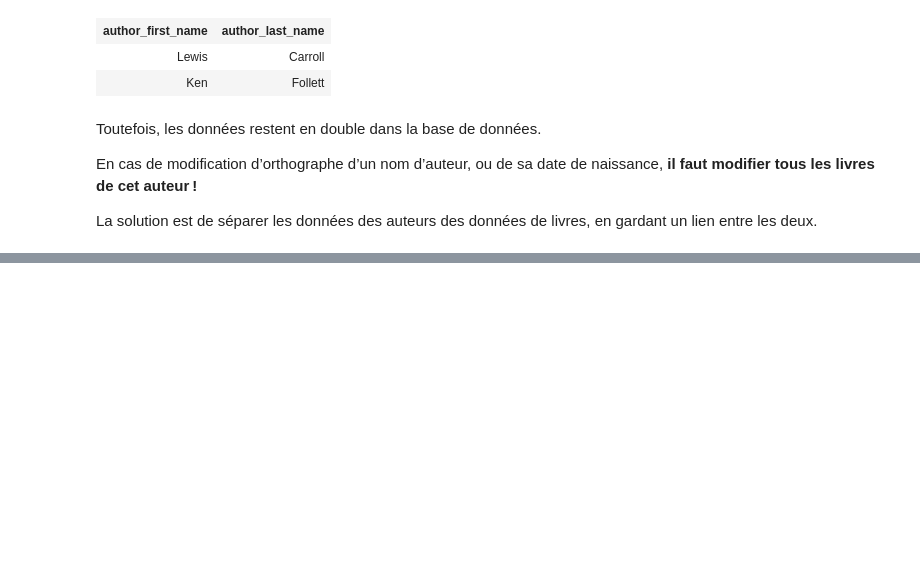
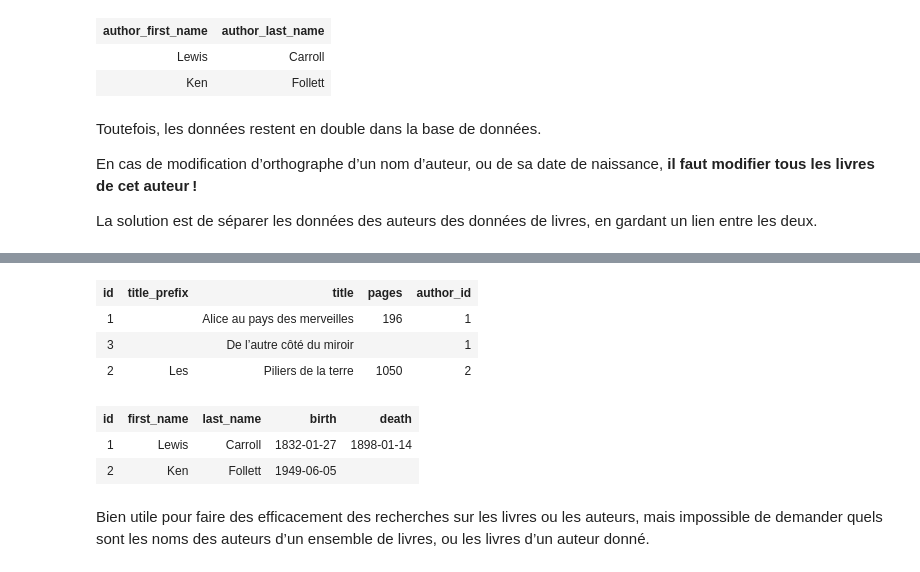
Before and after one commit to noripyt/cours, a Jupyter notebook: bases-de-données/Bases de données.ipynb, the cells around one changed output, grey strips where cells are left out. Drawn from its saved outputs; the diff is of its cells as text; code cells hidden in the pictures; blank space fills up the shorter version.

```diff
--- a/bases-de-données/Bases de données.ipynb
+++ b/bases-de-données/Bases de données.ipynb
@@ -703,0 +908,15 @@ On appelle tout cela une ***foreign key***, ou **clé étrangère**.
+# %%
+SELECT * FROM books LIMIT 3;
+# %% [output]
+| id | title_prefix | title | pages | author_id |
+| 1 |  | Alice au pays des merveilles | 196 | 1 |
+| 3 |  | De l’autre côté du miroir |  | 1 |
+| 2 | Les | Piliers de la terre | 1050 | 2 |
+# %%
+SELECT * FROM authors;
+# %% [output]
+| id | first_name | last_name | birth | death |
+| 1 | Lewis | Carroll | 1832-01-27 | 1898-01-14 |
+| 2 | Ken | Follett | 1949-06-05 |  |
+# %% [markdown]
+Bien utile pour faire des efficacement des recherches sur les livres ou les auteurs, mais impossible de demander quels sont les noms des auteurs d’un ensemble de livres, ou les livres d’un auteur donné.
```
Also changed, not shown: parts of 43 cells of this notebook.
